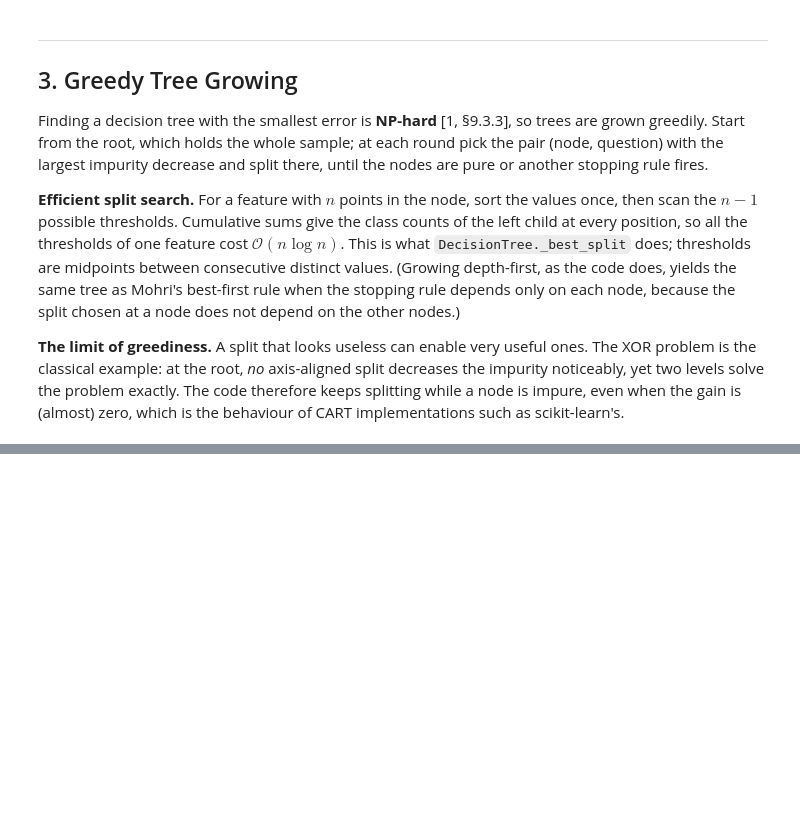
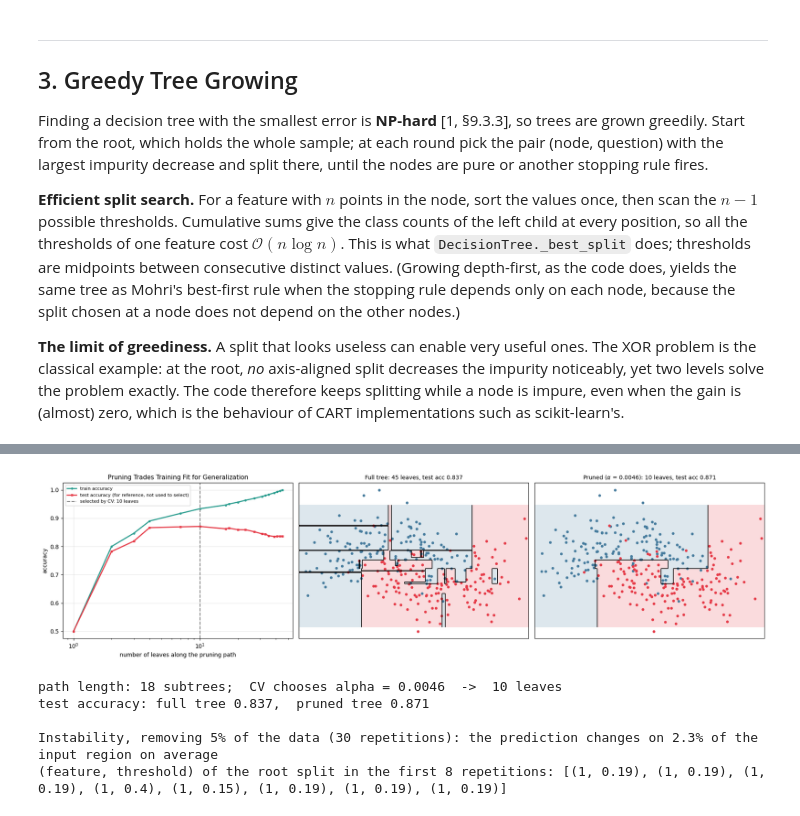
Before and after one commit to matteoguerrucci7-max/Machine-Learning, a Jupyter notebook: 09_decision_trees_random_forest_boosting.ipynb, the cells around one changed output, grey strips where cells are left out. Drawn from its saved outputs; the diff is of its cells as text; code cells hidden in the pictures; blank space fills up the shorter version.

```diff
--- a/09_decision_trees_random_forest_boosting.ipynb
+++ b/09_decision_trees_random_forest_boosting.ipynb
@@ -586,0 +653,67 @@ plt.tight_layout(); plt.show()
+# %%
+# Noisy moons: full tree, then the pruning path. Lambda is chosen by 5-fold CV on the training set only.
+X, y = make_moons(150, 0.35, seed=2)
+X_te, y_te = make_moons(4000, 0.35, seed=3)
+
+full = DecisionTree('gini').fit(X, y)
+alphas, masks = pruning_path(full)
+
+def tree_at(tree, alpha_mask):
+    tree.collapsed = alpha_mask
+    return tree
+
+tr_acc, te_acc, leaves = [], [], []
+for mask in masks:
+    t = tree_at(full, mask)
+    tr_acc.append(np.mean(t.predict(X) == y)); te_acc.append(np.mean(t.predict(X_te) == y_te)); leaves.append(t.n_leaves())
+full.collapsed = np.zeros_like(full.collapsed)
+
+grid = np.unique(np.concatenate([[0.0], alphas[:-1] + 1e-9]))
+cv = np.zeros((5, len(grid)))
+for f, (trn, val) in enumerate(stratified_kfold(y, 5, seed=0)):
+    t = DecisionTree('gini').fit(X[trn], y[trn])
+    a_f, m_f = pruning_path(t)
+    for g, a in enumerate(grid):
+        t.collapsed = m_f[np.searchsorted(a_f, a, side='right') - 1]     # the subtree optimal at this alpha
+        cv[f, g] = np.mean(t.predict(X[val]) == y[val])
+cv_mean, cv_se = cv.mean(axis=0), cv.std(axis=0, ddof=1) / np.sqrt(5)
+best = np.argmax(cv_mean)
+alpha_cv = grid[best]
+idx_cv = np.searchsorted(alphas, alpha_cv, side='right') - 1
+
+fig, axes = plt.subplots(1, 3, figsize=(18, 4.8))
+ax = axes[0]
+ax.plot(leaves, tr_acc, color=TEAL, lw=2, marker='o', ms=3, label='train accuracy')
+ax.plot(leaves, te_acc, color=RED, lw=2, marker='s', ms=3, label='test accuracy (for reference, not used to select)')
+ax.axvline(leaves[idx_cv], color='gray', linestyle='--', label=f'selected by CV: {leaves[idx_cv]} leaves')
+ax.set_xlabel('number of leaves along the pruning path'); ax.set_ylabel('accuracy'); ax.set_xscale('log')
+ax.set_title('Pruning Trades Training Fit for Generalization', fontsize=11); ax.legend(fontsize=8); ax.grid(True, alpha=0.3)
+
+plot_regions(axes[1], DecisionTree('gini').fit(X, y).predict, X, y, f'Full tree: {leaves[0]} leaves, test acc {te_acc[0]:.3f}')
+full.collapsed = masks[idx_cv]
+plot_regions(axes[2], full.predict, X, y, f'Pruned ($\\alpha$ = {alpha_cv:.4f}): {leaves[idx_cv]} leaves, test acc {te_acc[idx_cv]:.3f}')
+full.collapsed = np.zeros_like(full.collapsed)
+plt.tight_layout(); plt.show()
+
+print(f"path length: {len(alphas)} subtrees;  CV chooses alpha = {alpha_cv:.4f}  ->  {leaves[idx_cv]} leaves")
+print(f"test accuracy: full tree {te_acc[0]:.3f},  pruned tree {te_acc[idx_cv]:.3f}")
+
+# Instability: refit after removing 5% of the training points at random
+rng = np.random.default_rng(4)
+X_grid = rng.uniform([-1.7, -1.2], [2.7, 1.7], (20000, 2))
+base = full.predict(X_grid)
+disagree, roots = [], []
+for r in range(30):
+    keep = rng.permutation(len(y))[:int(0.95 * len(y))]
+    t = DecisionTree('gini').fit(X[keep], y[keep])
+    disagree.append(np.mean(t.predict(X_grid) != base))
+    roots.append((int(t.feature[0]), round(float(t.threshold[0]), 2)))
+print(f"\nInstability, removing 5% of the data (30 repetitions): the prediction changes on {np.mean(disagree):.1%} of the input region on average")
+print(f"(feature, threshold) of the root split in the first 8 repetitions: {roots[:8]}")
+# %% [output]
+[figure, added]
+path length: 18 subtrees;  CV chooses alpha = 0.0046  ->  10 leaves
+test accuracy: full tree 0.837,  pruned tree 0.871
+
+Instability, removing 5% of the data (30 repetitions): the prediction changes on 2.3% of the input region on average
+(feature, threshold) of the root split in the first 8 repetitions: [(1, 0.19), (1, 0.19), (1, 0.19), (1, 0.4), (1, 0.15), (1, 0.19), (1, 0.19), (1, 0.19)]
```
Also changed, not shown: parts of 33 cells of this notebook.
